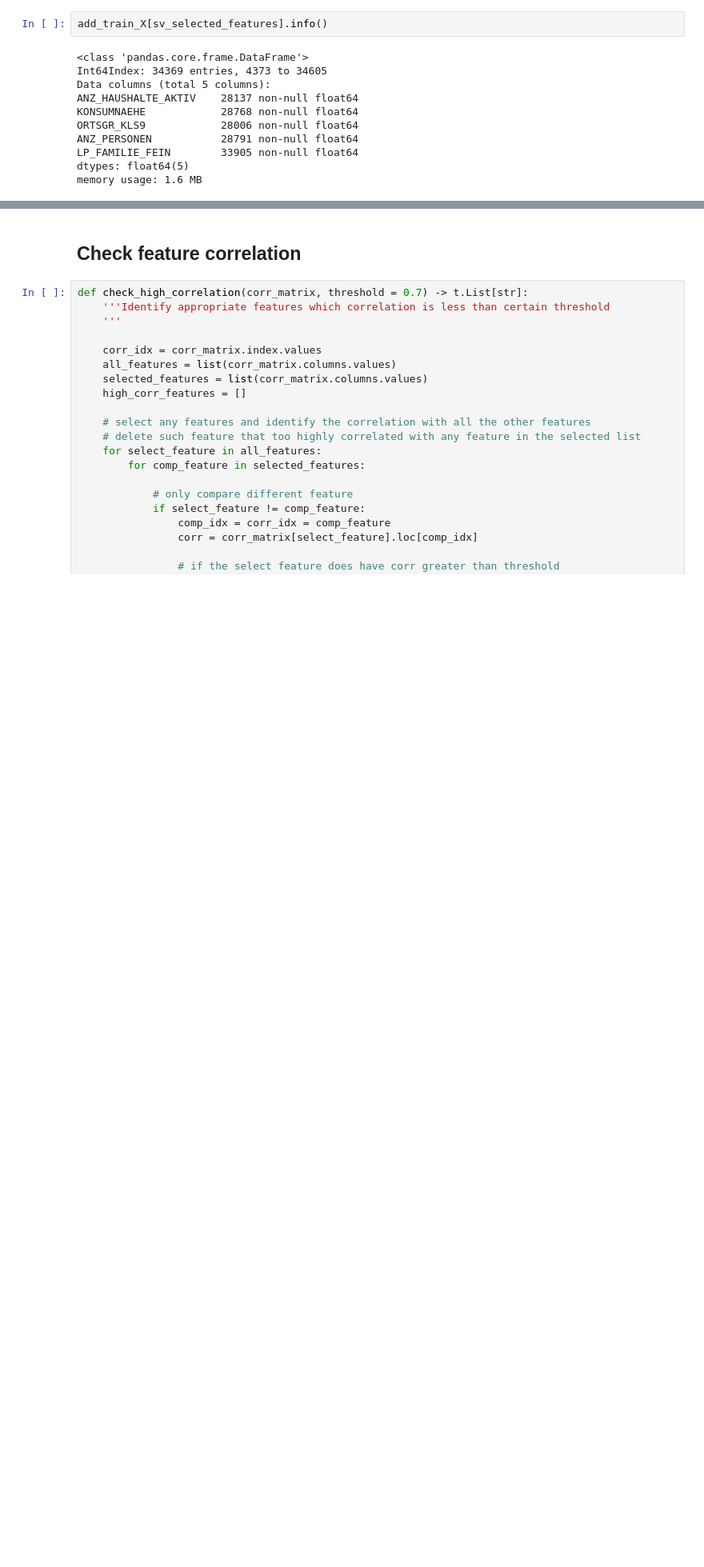
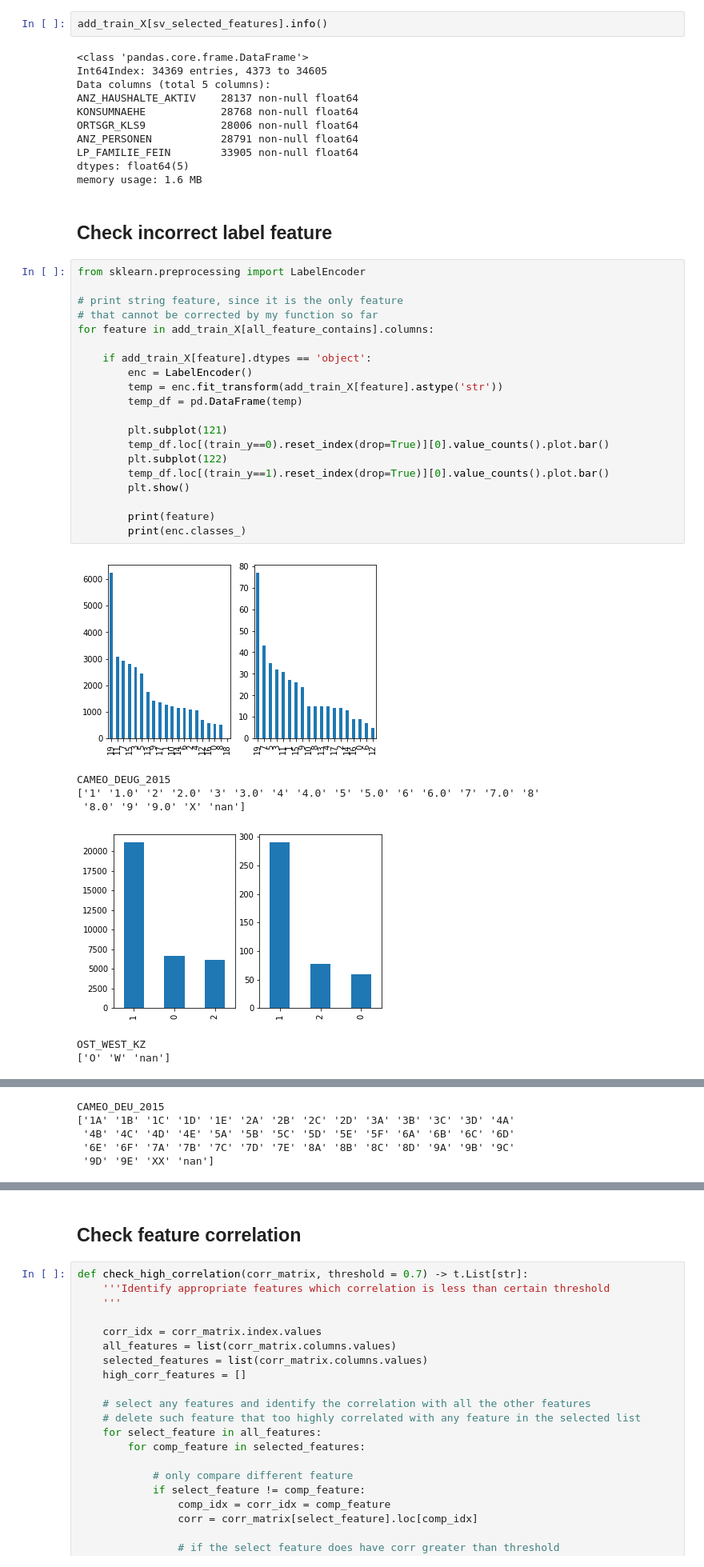
Before and after one commit to korntewin/capstone-arvato-customer-segmentation, a Jupyter notebook: Arvato Project Workbook.ipynb, the cells around one changed output, grey strips where cells are left out. Shown at 80% size. Saved outputs shown, nothing was run; the diff lists cells and outputs as text; blank space fills up the shorter version.

Commit message:
finish identify incorrect label feature

```diff
--- a/Arvato Project Workbook.ipynb
+++ b/Arvato Project Workbook.ipynb
@@ -868,3 +879,33 @@ ANZ_PERSONEN           28791 non-null float64
 LP_FAMILIE_FEIN        33905 non-null float64
 dtypes: float64(5)
 memory usage: 1.6 MB
+# %% [markdown]
+## Check incorrect label feature
+# %%
+from sklearn.preprocessing import LabelEncoder
+
+# print string feature, since it is the only feature
+# that cannot be corrected by my function so far
+for feature in add_train_X[all_feature_contains].columns:
+
+    if add_train_X[feature].dtypes == 'object':
+        enc = LabelEncoder()
+        temp = enc.fit_transform(add_train_X[feature].astype('str'))
+        temp_df = pd.DataFrame(temp)
+
+        plt.subplot(121)
+        temp_df.loc[(train_y==0).reset_index(drop=True)][0].value_counts().plot.bar()
+        plt.subplot(122)
+        temp_df.loc[(train_y==1).reset_index(drop=True)][0].value_counts().plot.bar()
+        plt.show()
+
+        print(feature)
+        print(enc.classes_)
+# %% [output]
+[figure, added]
+CAMEO_DEUG_2015
+['1' '1.0' '2' '2.0' '3' '3.0' '4' '4.0' '5' '5.0' '6' '6.0' '7' '7.0' '8'
+ '8.0' '9' '9.0' 'X' 'nan']
+[figure, added]
+OST_WEST_KZ
+['O' 'W' 'nan']
@@ -870,0 +913,5 @@ memory usage: 1.6 MB
+CAMEO_DEU_2015
+['1A' '1B' '1C' '1D' '1E' '2A' '2B' '2C' '2D' '3A' '3B' '3C' '3D' '4A'
+ '4B' '4C' '4D' '4E' '5A' '5B' '5C' '5D' '5E' '5F' '6A' '6B' '6C' '6D'
+ '6E' '6F' '7A' '7B' '7C' '7D' '7E' '8A' '8B' '8C' '8D' '9A' '9B' '9C'
+ '9D' '9E' 'XX' 'nan']
```
Also changed, not shown: parts of 10 cells of this notebook, 1 other file.
